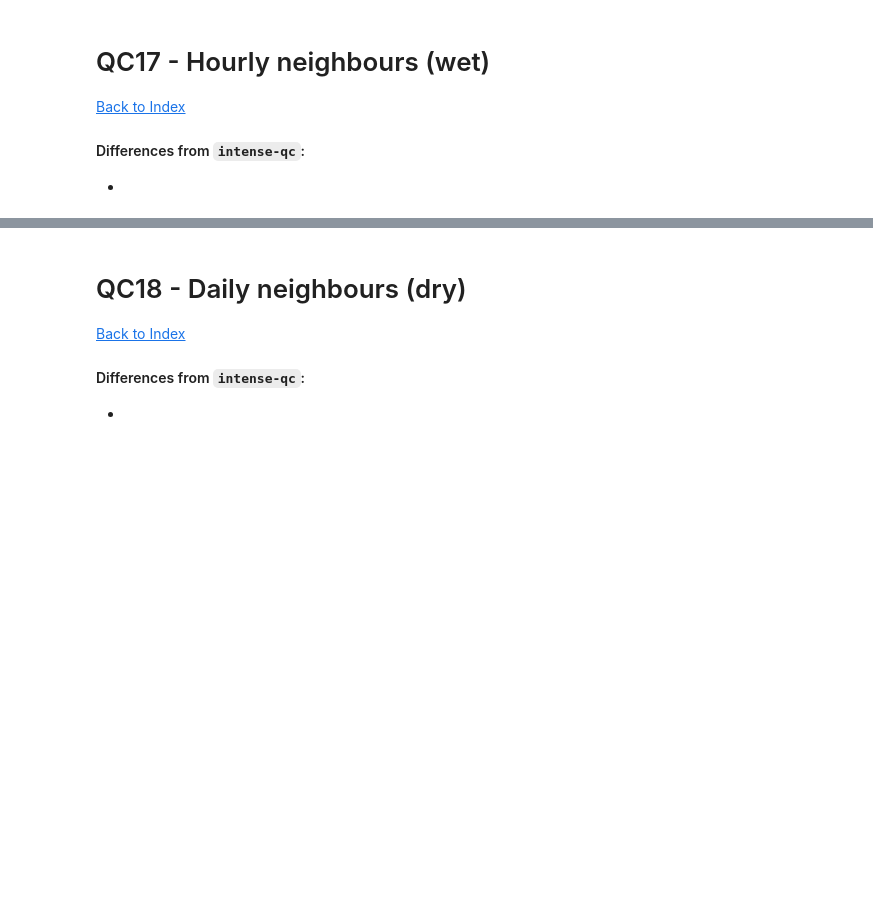
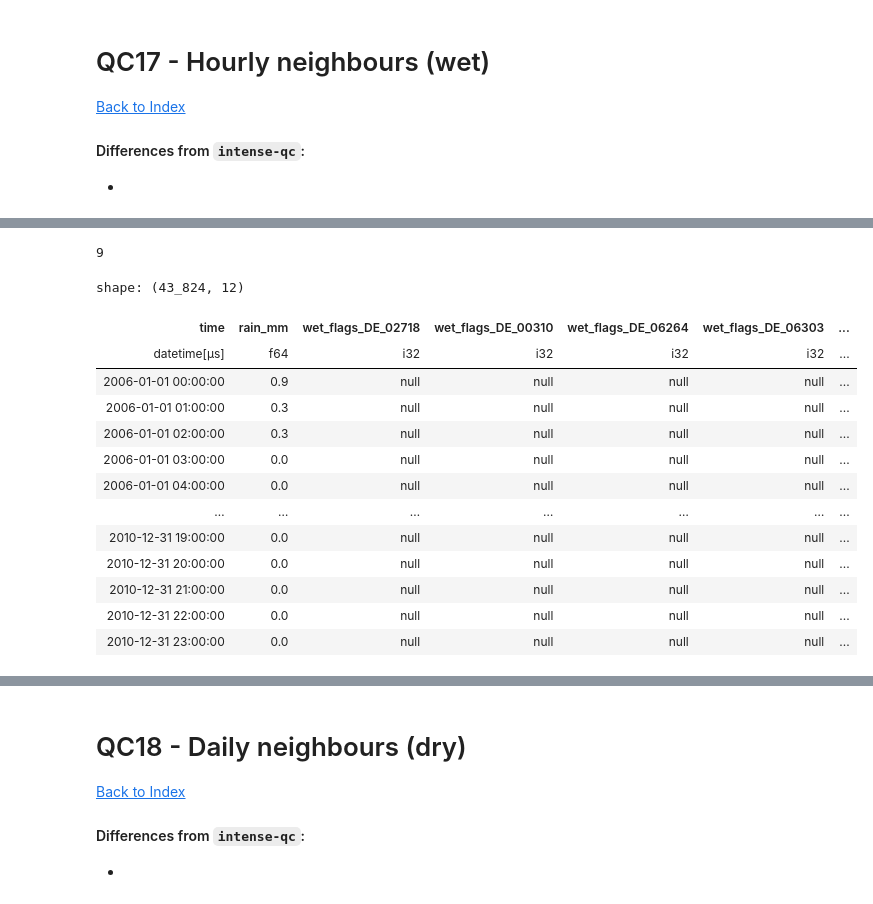
Before and after one commit to Thomasjkeel/RainfallQC-notebooks, a Jupyter notebook: notebooks/neighbour_checks.ipynb, the cells around one changed output, grey strips where cells are left out. Saved outputs shown, nothing was run; the diff lists cells and outputs as text; code cells hidden in the pictures; blank space fills up the shorter version.

```diff
--- a/notebooks/neighbour_checks.ipynb
+++ b/notebooks/neighbour_checks.ipynb
@@ -1324,0 +1329,26 @@ affinity: 0.8175046554934823, p_corr: 0.0034253919799619027, f_mean: 2.139130209
+# %%
+num_neighbours = len(all_data.columns[2:])
+num_neighbours
+# %% [output]
+9
+# %%
+all_data_num_neighbours = all_data.with_columns(
+    (num_neighbours - pl.sum_horizontal(pl.all().exclude('time').is_null().cast(pl.Int16)))
+    .alias('num_neighbours_online')
+)
+all_data_num_neighbours
+# %% [output]
+shape: (43_824, 12)
+| time | rain_mm | wet_flags_DE_02718 | wet_flags_DE_00310 | wet_flags_DE_06264 | wet_flags_DE_06303 | ... |
+| datetime[μs] | f64 | i32 | i32 | i32 | i32 | ... |
+| 2006-01-01 00:00:00 | 0.9 | null | null | null | null | ... |
+| 2006-01-01 01:00:00 | 0.3 | null | null | null | null | ... |
+| 2006-01-01 02:00:00 | 0.3 | null | null | null | null | ... |
+| 2006-01-01 03:00:00 | 0.0 | null | null | null | null | ... |
+| 2006-01-01 04:00:00 | 0.0 | null | null | null | null | ... |
+| … | … | … | … | … | … | ... |
+| 2010-12-31 19:00:00 | 0.0 | null | null | null | null | ... |
+| 2010-12-31 20:00:00 | 0.0 | null | null | null | null | ... |
+| 2010-12-31 21:00:00 | 0.0 | null | null | null | null | ... |
+| 2010-12-31 22:00:00 | 0.0 | null | null | null | null | ... |
+| 2010-12-31 23:00:00 | 0.0 | null | null | null | null | ... |
```
Also changed, not shown: parts of 22 cells of this notebook.
